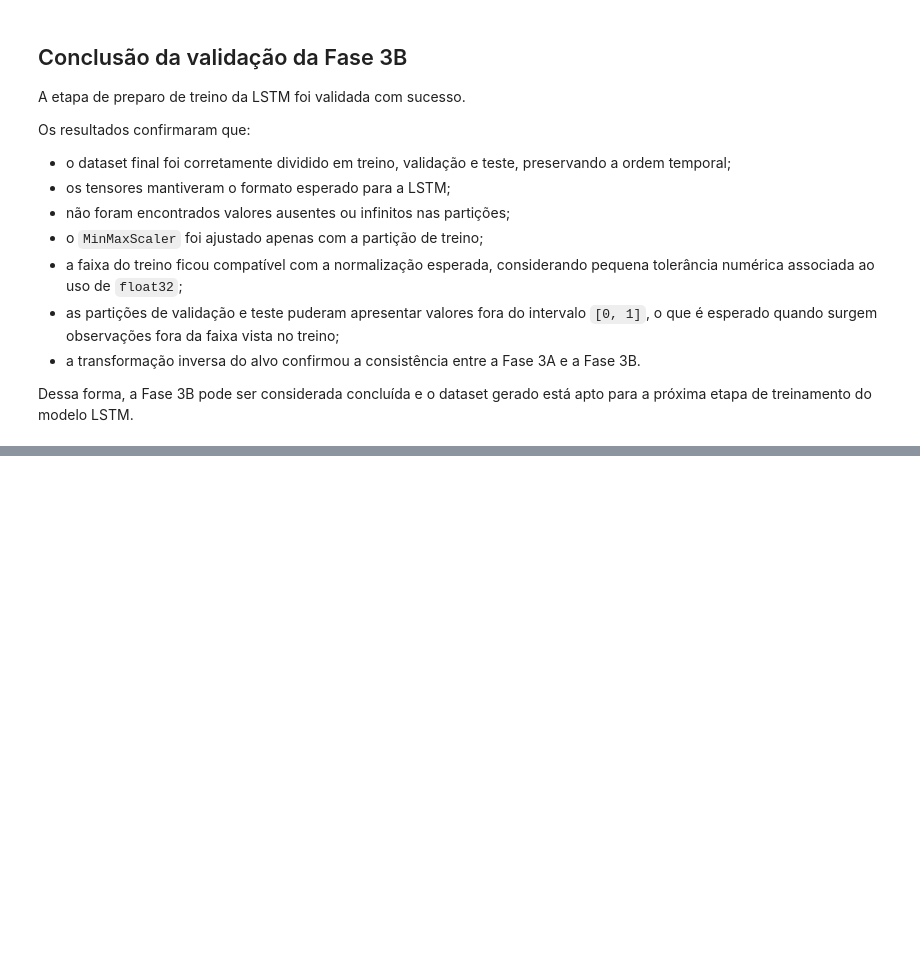
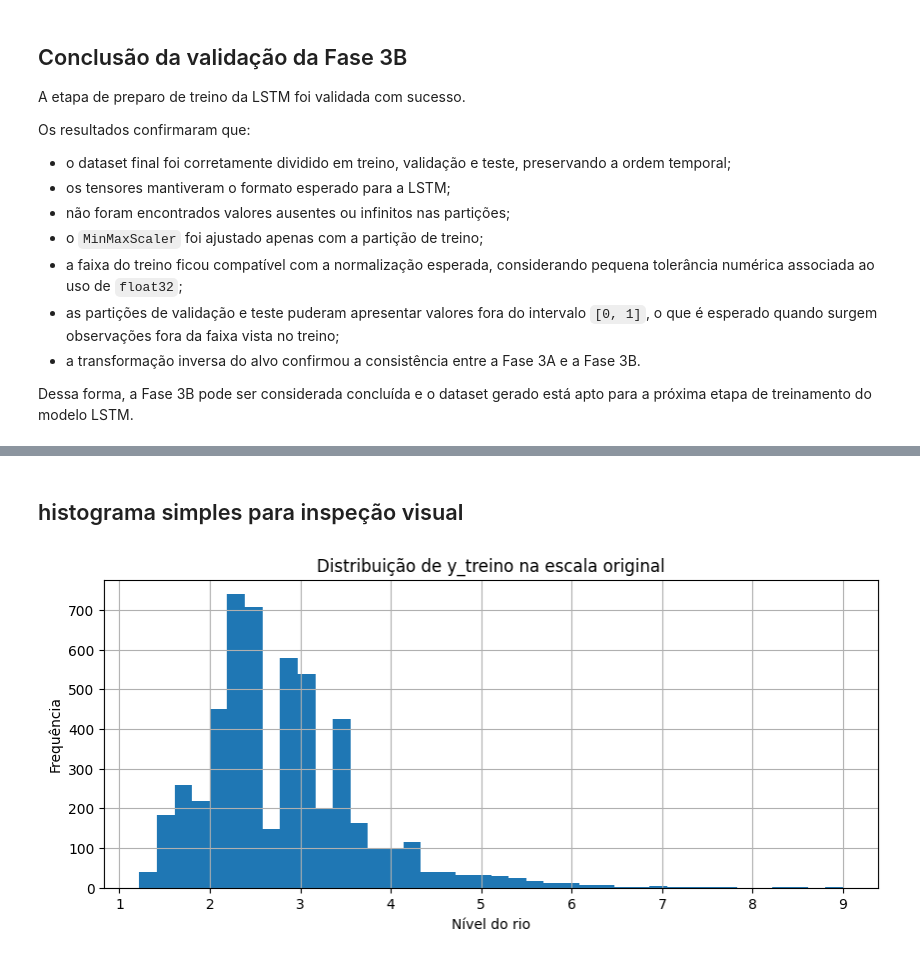
Before and after one commit to guerracarneiro/framework-mlops-unificado, a Jupyter notebook: notebooks/river_level/04_preparo_treino_lstm.ipynb, the cells around one changed output, grey strips where cells are left out. Saved outputs shown, nothing was run; the diff lists cells and outputs as text; code cells hidden in the pictures; blank space fills up the shorter version.

```diff
--- a/notebooks/river_level/04_preparo_treino_lstm.ipynb
+++ b/notebooks/river_level/04_preparo_treino_lstm.ipynb
@@ -311,0 +316,7 @@ Dessa forma, a Fase 3B pode ser considerada concluída e o dataset gerado está
+# %%
+y_treino_original = scaler_y.inverse_transform(y_treino.reshape(-1, 1)).reshape(-1)
+
+print("Mínimo y_treino original:", float(y_treino_original.min()))
+print("Máximo y_treino original:", float(y_treino_original.max()))
+print("Média y_treino original:", float(y_treino_original.mean()))
+print("Mediana y_treino original:", float(np.median(y_treino_original)))
@@ -311,0 +359,12 @@ Dessa forma, a Fase 3B pode ser considerada concluída e o dataset gerado está
+# %% [markdown]
+## histograma simples para inspeção visual
+# %%
+plt.figure(figsize=(10, 4))
+plt.hist(y_treino_original, bins=40)
+plt.title("Distribuição de y_treino na escala original")
+plt.xlabel("Nível do rio")
+plt.ylabel("Frequência")
+plt.grid(True)
+plt.show()
+# %% [output]
+[figure, added]
```
Also changed, not shown: parts of 7 cells of this notebook, 8 other files.
